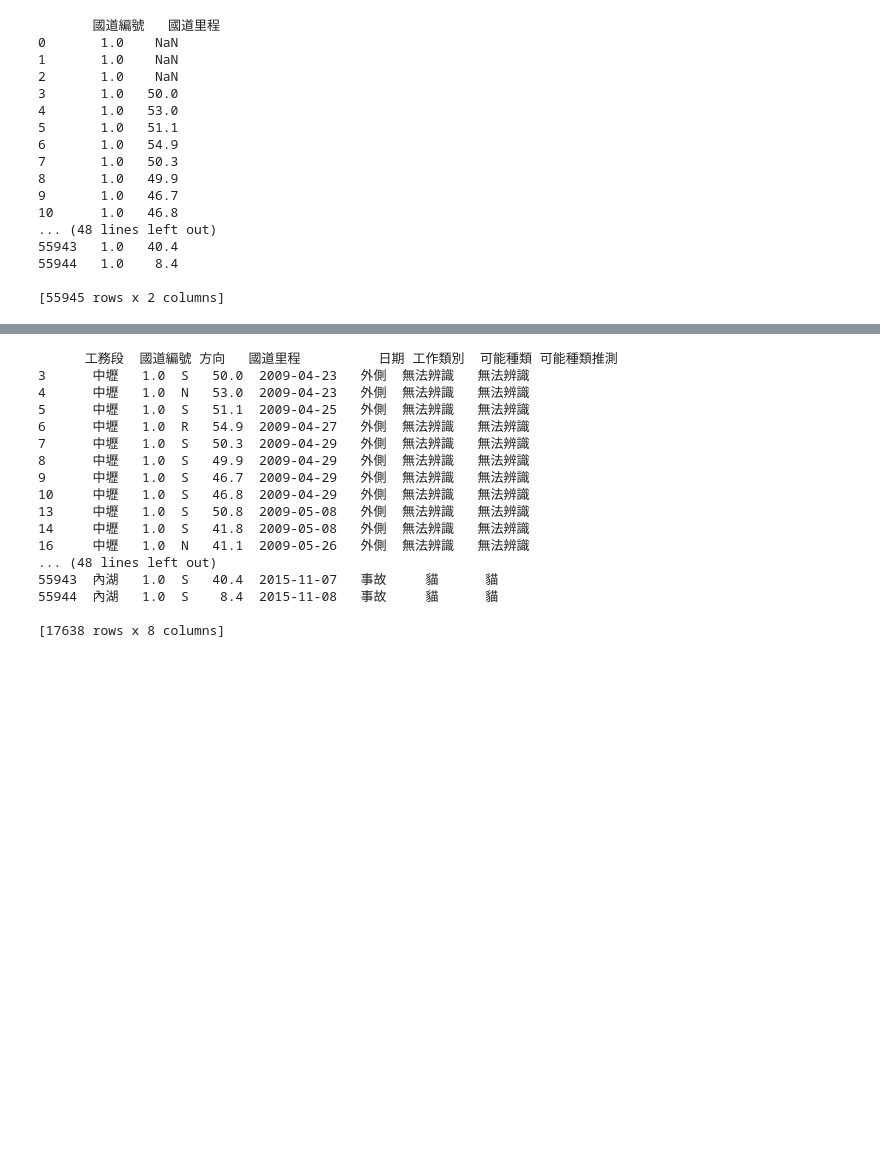
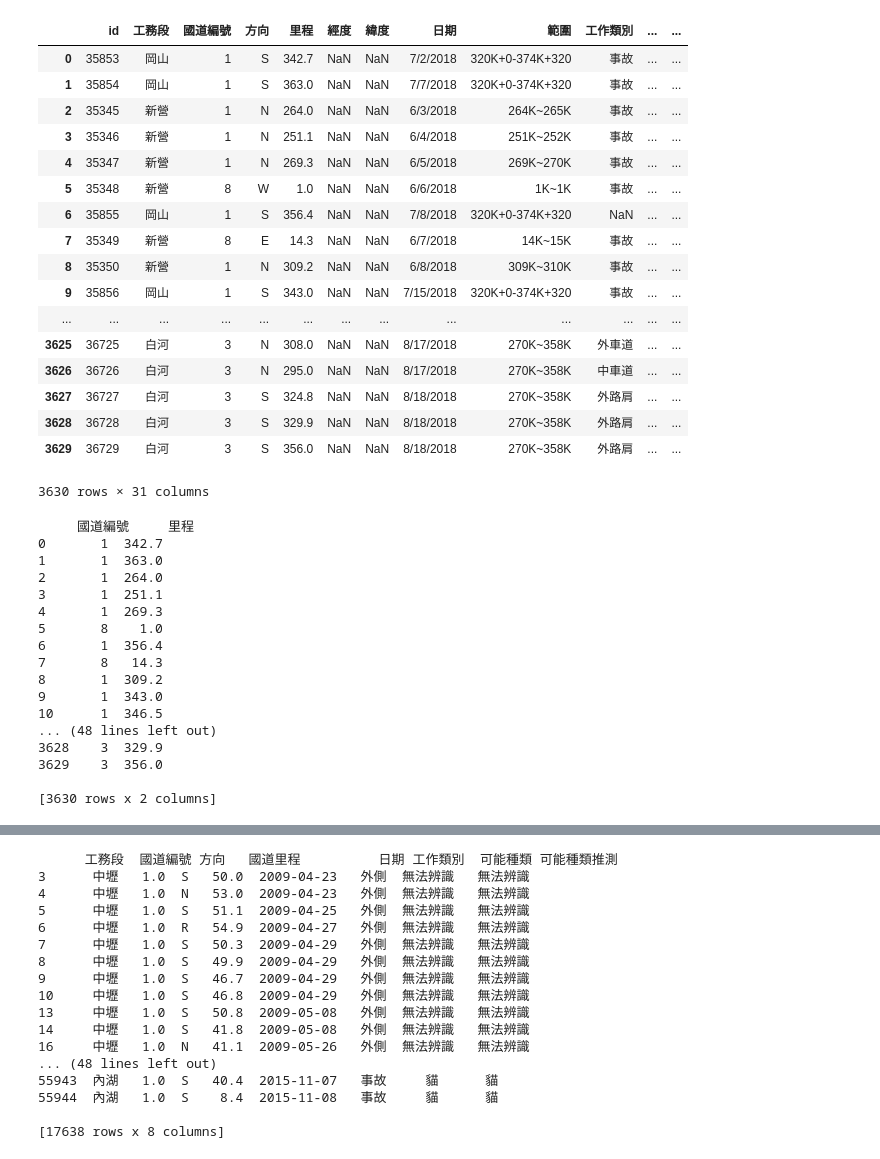
Before and after one commit to tai271828/roadkill-analyzer, a Jupyter notebook: ipynb/roadkill.ipynb, the cells around one changed output, grey strips where cells are left out. Drawn from its saved outputs; the diff is of its cells as text; code cells hidden in the pictures; blank space fills up the shorter version.

```diff
--- a/ipynb/roadkill.ipynb
+++ b/ipynb/roadkill.ipynb
@@ -14,25 +15,46 @@ roadkill.head()
+# %%
+roadkill
+# %% [output]
+|  | id | 工務段 | 國道編號 | 方向 | 里程 | 經度 | 緯度 | 日期 | 範圍 | 工作類別 | ... | ... |
+| 0 | 35853 | 岡山 | 1 | S | 342.7 | NaN | NaN | 7/2/2018 | 320K+0-374K+320 | 事故 | ... | ... |
+| 1 | 35854 | 岡山 | 1 | S | 363.0 | NaN | NaN | 7/7/2018 | 320K+0-374K+320 | 事故 | ... | ... |
+| 2 | 35345 | 新營 | 1 | N | 264.0 | NaN | NaN | 6/3/2018 | 264K~265K | 事故 | ... | ... |
+| 3 | 35346 | 新營 | 1 | N | 251.1 | NaN | NaN | 6/4/2018 | 251K~252K | 事故 | ... | ... |
+| 4 | 35347 | 新營 | 1 | N | 269.3 | NaN | NaN | 6/5/2018 | 269K~270K | 事故 | ... | ... |
+| 5 | 35348 | 新營 | 8 | W | 1.0 | NaN | NaN | 6/6/2018 | 1K~1K | 事故 | ... | ... |
+| 6 | 35855 | 岡山 | 1 | S | 356.4 | NaN | NaN | 7/8/2018 | 320K+0-374K+320 | NaN | ... | ... |
+| 7 | 35349 | 新營 | 8 | E | 14.3 | NaN | NaN | 6/7/2018 | 14K~15K | 事故 | ... | ... |
+| 8 | 35350 | 新營 | 1 | N | 309.2 | NaN | NaN | 6/8/2018 | 309K~310K | 事故 | ... | ... |
+| 9 | 35856 | 岡山 | 1 | S | 343.0 | NaN | NaN | 7/15/2018 | 320K+0-374K+320 | 事故 | ... | ... |
+| ... | ... | ... | ... | ... | ... | ... | ... | ... | ... | ... | ... | ... |
+| 3625 | 36725 | 白河 | 3 | N | 308.0 | NaN | NaN | 8/17/2018 | 270K~358K | 外車道 | ... | ... |
+| 3626 | 36726 | 白河 | 3 | N | 295.0 | NaN | NaN | 8/17/2018 | 270K~358K | 中車道 | ... | ... |
+| 3627 | 36727 | 白河 | 3 | S | 324.8 | NaN | NaN | 8/18/2018 | 270K~358K | 外路肩 | ... | ... |
+| 3628 | 36728 | 白河 | 3 | S | 329.9 | NaN | NaN | 8/18/2018 | 270K~358K | 外路肩 | ... | ... |
+| 3629 | 36729 | 白河 | 3 | S | 356.0 | NaN | NaN | 8/18/2018 | 270K~358K | 外路肩 | ... | ... |
+3630 rows × 31 columns
 # %%
-filter = ["國道編號", "國道里程"]
+filter = ["國道編號", "里程"]
 roadkill_freeway_mile = roadkill[filter]
 print(roadkill_freeway_mile)
 # %% [output]
-       國道編號   國道里程
-0       1.0    NaN
-1       1.0    NaN
-2       1.0    NaN
-3       1.0   50.0
-4       1.0   53.0
-5       1.0   51.1
-6       1.0   54.9
-7       1.0   50.3
-8       1.0   49.9
-9       1.0   46.7
-10      1.0   46.8
+     國道編號     里程
+0       1  342.7
+1       1  363.0
+2       1  264.0
+3       1  251.1
+4       1  269.3
+5       8    1.0
+6       1  356.4
+7       8   14.3
+8       1  309.2
+9       1  343.0
+10      1  346.5
 ... (48 lines left out)
-55943   1.0   40.4
-55944   1.0    8.4
+3628    3  329.9
+3629    3  356.0
 
-[55945 rows x 2 columns]
+[3630 rows x 2 columns]
 # %%
 filter = (roadkill_freeway_mile["國道編號"] == 1.0)
 roadkill_freewayone_mile = roadkill_freeway_mile[filter]
```
Also changed, not shown: parts of 6 cells of this notebook, 1 other file.
